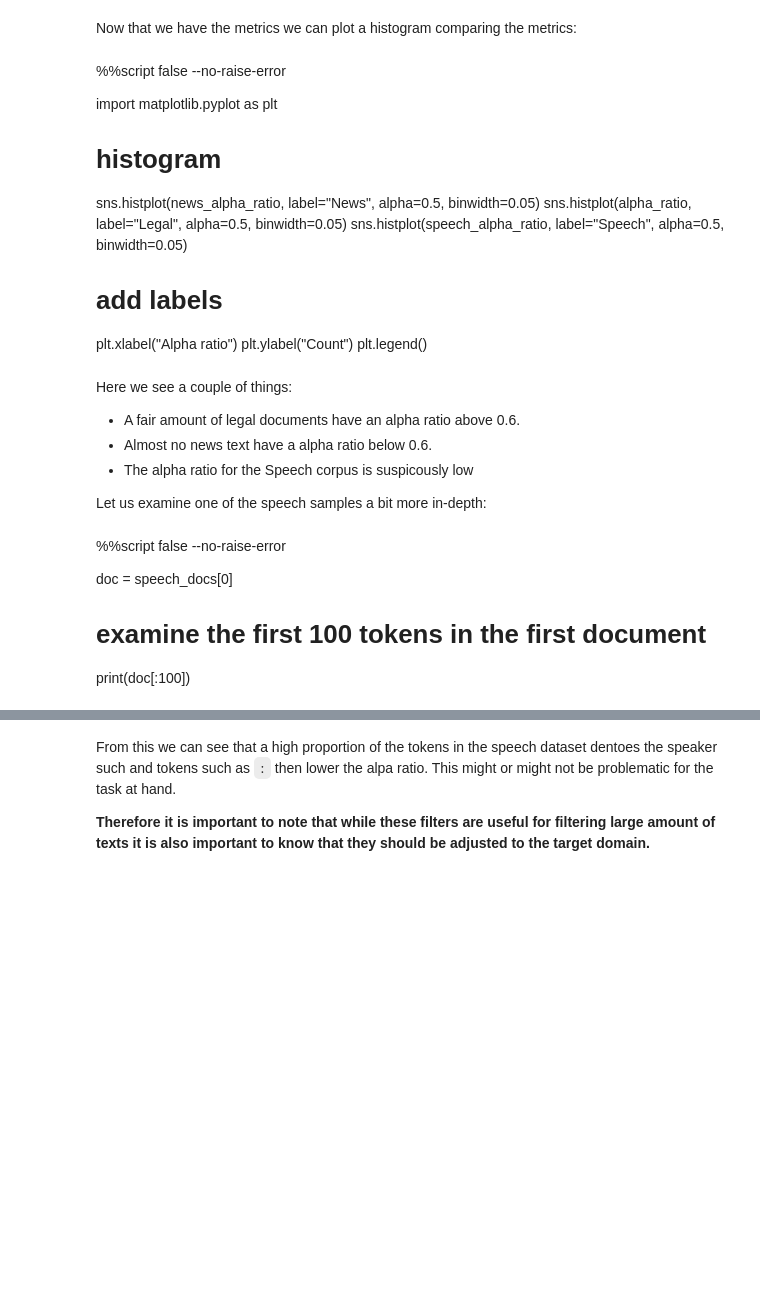
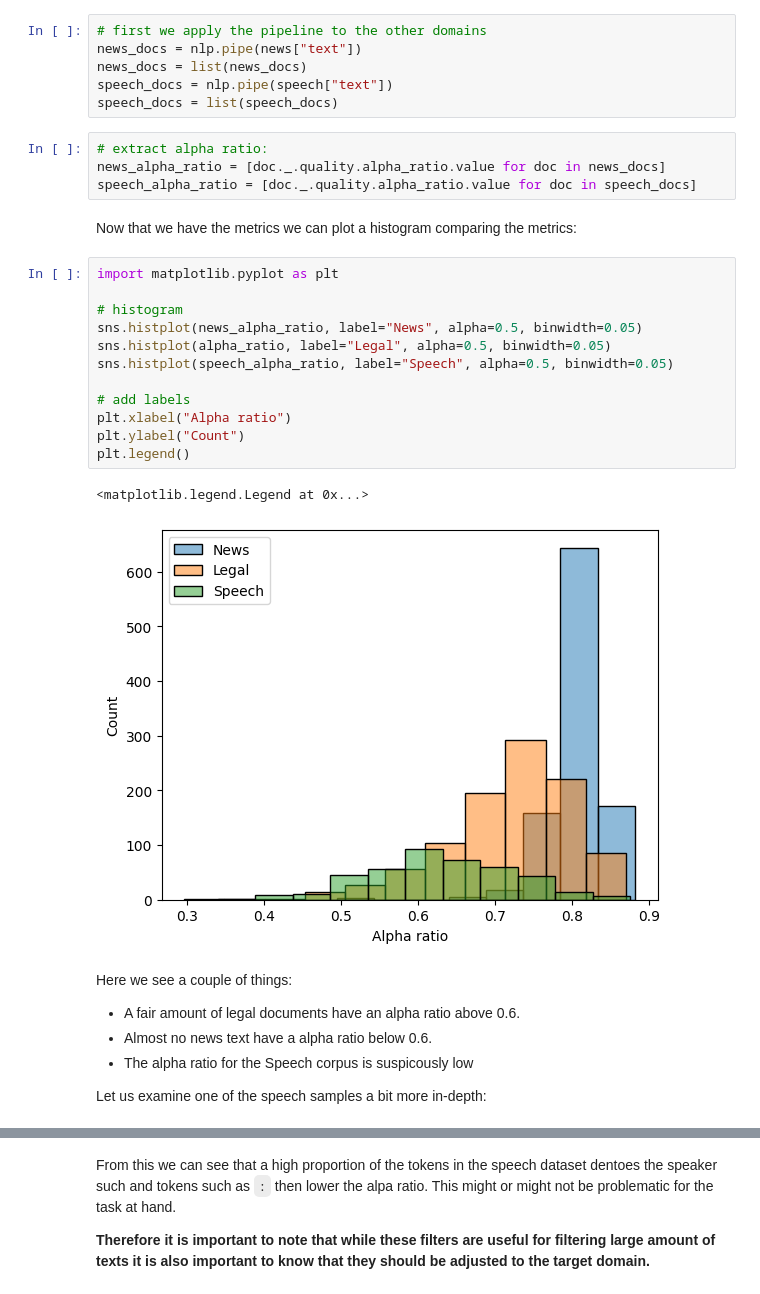
Before and after one commit to HLasse/TextDescriptives, a Jupyter notebook: docs/tutorials/filter_corpus_using_quality.ipynb, the cells around one changed output, grey strips where cells are left out. Cells and saved outputs as stored; diff of their text form; blank space fills up the shorter version.

```diff
--- a/docs/tutorials/filter_corpus_using_quality.ipynb
+++ b/docs/tutorials/filter_corpus_using_quality.ipynb
@@ -323,19 +317,30 @@ speech_alpha_ratio = [doc._.quality.alpha_ratio.value for doc in speech_docs]
+# %%
+# first we apply the pipeline to the other domains
+news_docs = nlp.pipe(news["text"])
+news_docs = list(news_docs)
+speech_docs = nlp.pipe(speech["text"])
+speech_docs = list(speech_docs)
+# %%
+# extract alpha ratio:
+news_alpha_ratio = [doc._.quality.alpha_ratio.value for doc in news_docs]
+speech_alpha_ratio = [doc._.quality.alpha_ratio.value for doc in speech_docs]
 # %% [markdown]
 Now that we have the metrics we can plot a histogram comparing the metrics:
-# %% [markdown]
-%%script false --no-raise-error
-
-import matplotlib.pyplot as plt
-
-# histogram
-sns.histplot(news_alpha_ratio, label="News", alpha=0.5, binwidth=0.05)
-sns.histplot(alpha_ratio, label="Legal", alpha=0.5, binwidth=0.05)
-sns.histplot(speech_alpha_ratio, label="Speech", alpha=0.5, binwidth=0.05)
-
-# add labels
-plt.xlabel("Alpha ratio")
-plt.ylabel("Count")
-plt.legend()
+# %%
+import matplotlib.pyplot as plt
+
+# histogram
+sns.histplot(news_alpha_ratio, label="News", alpha=0.5, binwidth=0.05)
+sns.histplot(alpha_ratio, label="Legal", alpha=0.5, binwidth=0.05)
+sns.histplot(speech_alpha_ratio, label="Speech", alpha=0.5, binwidth=0.05)
+
+# add labels
+plt.xlabel("Alpha ratio")
+plt.ylabel("Count")
+plt.legend()
+# %% [output]
+<matplotlib.legend.Legend at 0x...>
+[figure, added]
 # %% [markdown]
 Here we see a couple of things:
 - A fair amount of legal documents have an alpha ratio above 0.6.
@@ -343,9 +348,3 @@ Here we see a couple of things:
 - The alpha ratio for the Speech corpus is suspicously low
 
 Let us examine one of the speech samples a bit more in-depth:
-# %% [markdown]
-%%script false --no-raise-error
-
-doc = speech_docs[0]
-# examine the first 100 tokens in the first document
-print(doc[:100])
```
Also changed, not shown: parts of 31 cells of this notebook, 9 other files.
